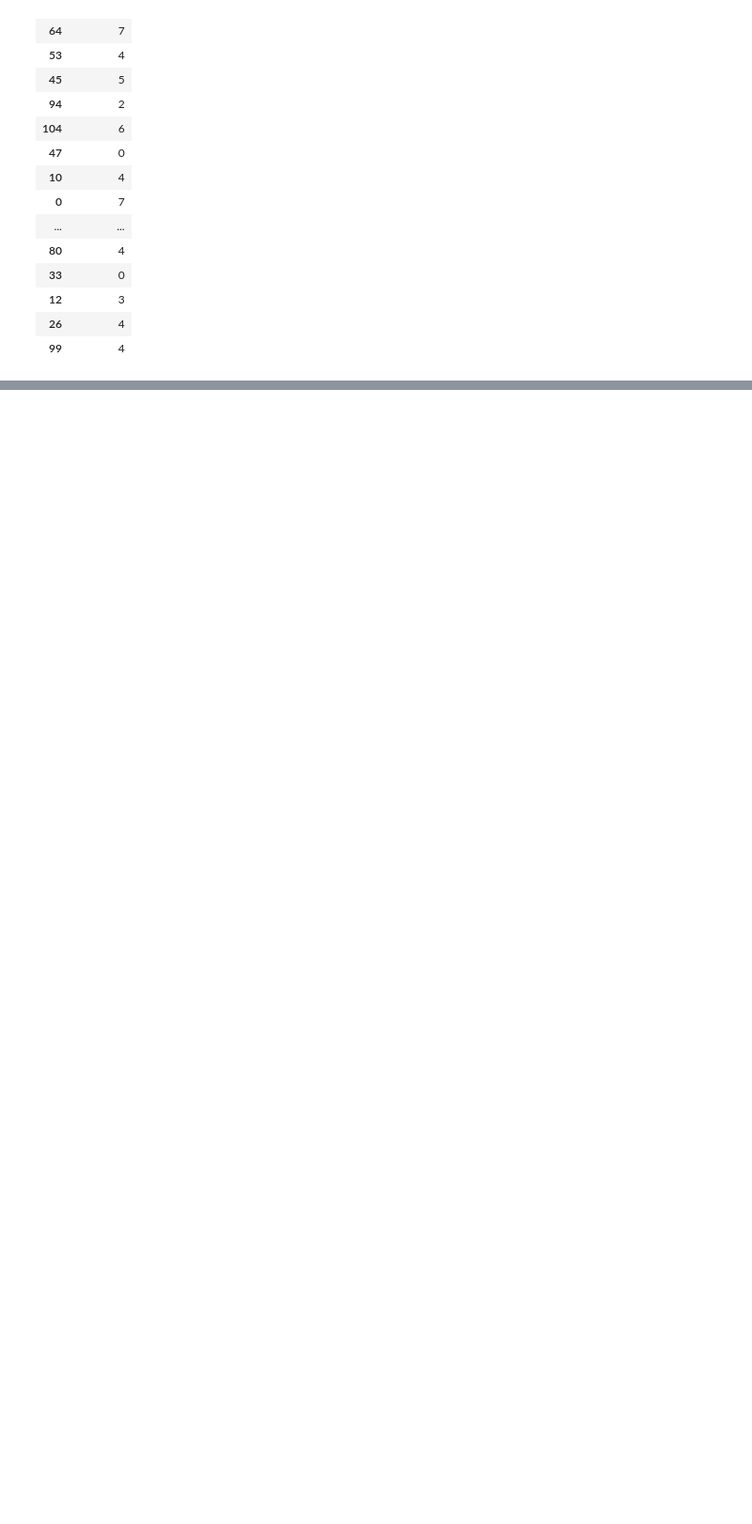
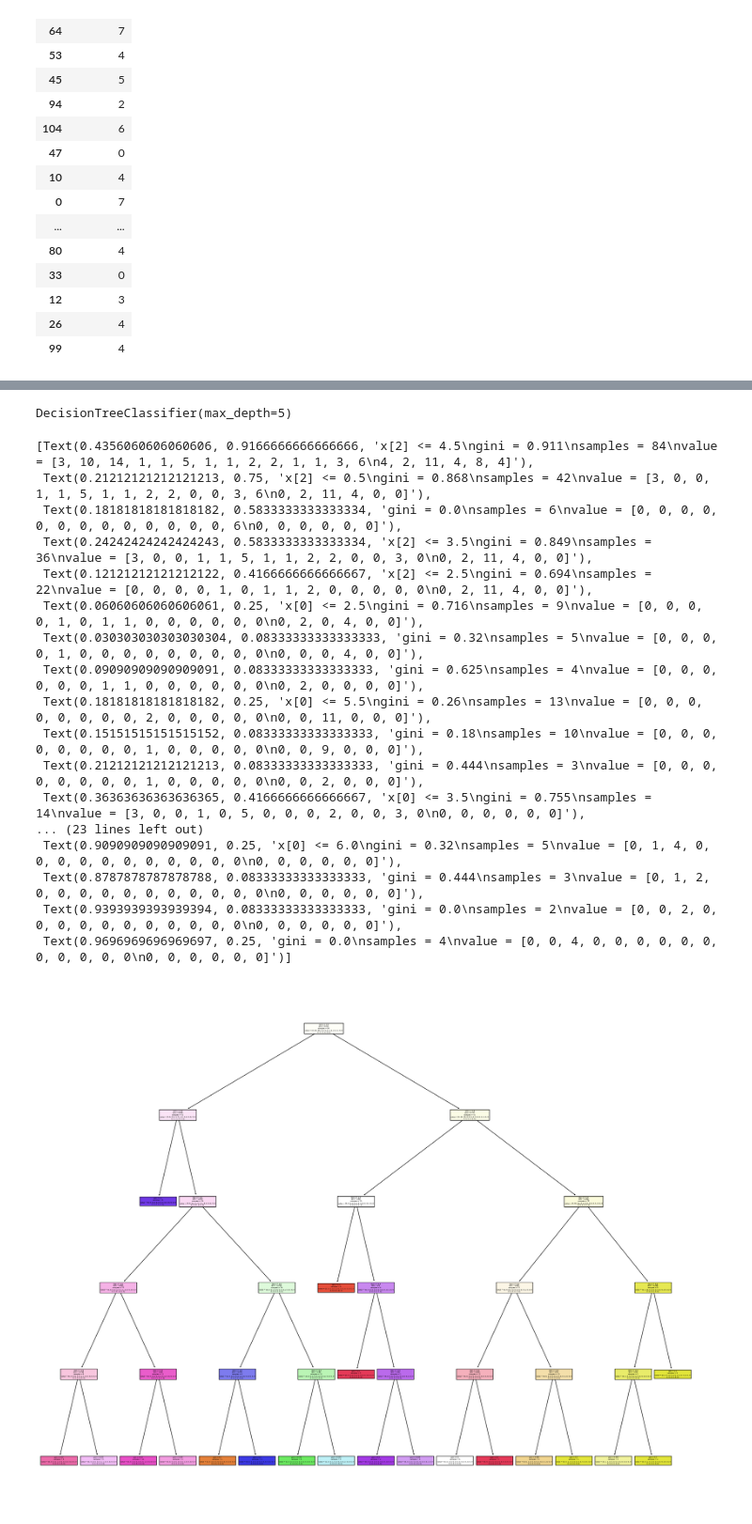
Before and after one commit to varun1455/MoodScriber, a Jupyter notebook: t1.ipynb, the cells around one changed output, grey strips where cells are left out. Shown at 94% size. Cells and saved outputs as stored; diff of their text form; code cells hidden in the pictures; blank space fills up the shorter version.

```diff
--- a/t1.ipynb
+++ b/t1.ipynb
@@ -262,0 +274,3 @@ weighted avg       0.68      0.52      0.58        21
+# %%
+A = df.iloc[:,4:-1]
+A
@@ -262,0 +291,3 @@ weighted avg       0.68      0.52      0.58        21
+# %%
+B = df.iloc[:,7:]
+B
@@ -262,0 +308,2 @@ weighted avg       0.68      0.52      0.58        21
+# %%
+A_train, A_test, B_train, B_test = train_test_split(A, B, test_size=0.2, random_state=42)
@@ -262,0 +363,28 @@ weighted avg       0.68      0.52      0.58        21
+# %%
+clf = DecisionTreeClassifier(max_depth=5)
+clf.fit(A_train, B_train)
+# %% [output]
+DecisionTreeClassifier(max_depth=5)
+# %%
+from sklearn import tree
+plt.figure(figsize=(25,20))
+tree.plot_tree(clf, filled=True)
+# %% [output]
+[Text(0.4356060606060606, 0.9166666666666666, 'x[2] <= 4.5\ngini = 0.911\nsamples = 84\nvalue = [3, 10, 14, 1, 1, 5, 1, 1, 2, 2, 1, 1, 3, 6\n4, 2, 11, 4, 8, 4]'),
+ Text(0.21212121212121213, 0.75, 'x[2] <= 0.5\ngini = 0.868\nsamples = 42\nvalue = [3, 0, 0, 1, 1, 5, 1, 1, 2, 2, 0, 0, 3, 6\n0, 2, 11, 4, 0, 0]'),
+ Text(0.18181818181818182, 0.5833333333333334, 'gini = 0.0\nsamples = 6\nvalue = [0, 0, 0, 0, 0, 0, 0, 0, 0, 0, 0, 0, 0, 6\n0, 0, 0, 0, 0, 0]'),
+ Text(0.24242424242424243, 0.5833333333333334, 'x[2] <= 3.5\ngini = 0.849\nsamples = 36\nvalue = [3, 0, 0, 1, 1, 5, 1, 1, 2, 2, 0, 0, 3, 0\n0, 2, 11, 4, 0, 0]'),
+ Text(0.12121212121212122, 0.4166666666666667, 'x[2] <= 2.5\ngini = 0.694\nsamples = 22\nvalue = [0, 0, 0, 0, 1, 0, 1, 1, 2, 0, 0, 0, 0, 0\n0, 2, 11, 4, 0, 0]'),
+ Text(0.06060606060606061, 0.25, 'x[0] <= 2.5\ngini = 0.716\nsamples = 9\nvalue = [0, 0, 0, 0, 1, 0, 1, 1, 0, 0, 0, 0, 0, 0\n0, 2, 0, 4, 0, 0]'),
+ Text(0.030303030303030304, 0.08333333333333333, 'gini = 0.32\nsamples = 5\nvalue = [0, 0, 0, 0, 1, 0, 0, 0, 0, 0, 0, 0, 0, 0\n0, 0, 0, 4, 0, 0]'),
+ Text(0.09090909090909091, 0.08333333333333333, 'gini = 0.625\nsamples = 4\nvalue = [0, 0, 0, 0, 0, 0, 1, 1, 0, 0, 0, 0, 0, 0\n0, 2, 0, 0, 0, 0]'),
+ Text(0.18181818181818182, 0.25, 'x[0] <= 5.5\ngini = 0.26\nsamples = 13\nvalue = [0, 0, 0, 0, 0, 0, 0, 0, 2, 0, 0, 0, 0, 0\n0, 0, 11, 0, 0, 0]'),
+ Text(0.15151515151515152, 0.08333333333333333, 'gini = 0.18\nsamples = 10\nvalue = [0, 0, 0, 0, 0, 0, 0, 0, 1, 0, 0, 0, 0, 0\n0, 0, 9, 0, 0, 0]'),
+ Text(0.21212121212121213, 0.08333333333333333, 'gini = 0.444\nsamples = 3\nvalue = [0, 0, 0, 0, 0, 0, 0, 0, 1, 0, 0, 0, 0, 0\n0, 0, 2, 0, 0, 0]'),
+ Text(0.36363636363636365, 0.4166666666666667, 'x[0] <= 3.5\ngini = 0.755\nsamples = 14\nvalue = [3, 0, 0, 1, 0, 5, 0, 0, 0, 2, 0, 0, 3, 0\n0, 0, 0, 0, 0, 0]'),
+... (23 lines left out)
+ Text(0.9090909090909091, 0.25, 'x[0] <= 6.0\ngini = 0.32\nsamples = 5\nvalue = [0, 1, 4, 0, 0, 0, 0, 0, 0, 0, 0, 0, 0, 0\n0, 0, 0, 0, 0, 0]'),
+ Text(0.8787878787878788, 0.08333333333333333, 'gini = 0.444\nsamples = 3\nvalue = [0, 1, 2, 0, 0, 0, 0, 0, 0, 0, 0, 0, 0, 0\n0, 0, 0, 0, 0, 0]'),
+ Text(0.9393939393939394, 0.08333333333333333, 'gini = 0.0\nsamples = 2\nvalue = [0, 0, 2, 0, 0, 0, 0, 0, 0, 0, 0, 0, 0, 0\n0, 0, 0, 0, 0, 0]'),
+ Text(0.9696969696969697, 0.25, 'gini = 0.0\nsamples = 4\nvalue = [0, 0, 4, 0, 0, 0, 0, 0, 0, 0, 0, 0, 0, 0\n0, 0, 0, 0, 0, 0]')]
+[figure, added]
```
Also changed, not shown: parts of 19 cells of this notebook.
